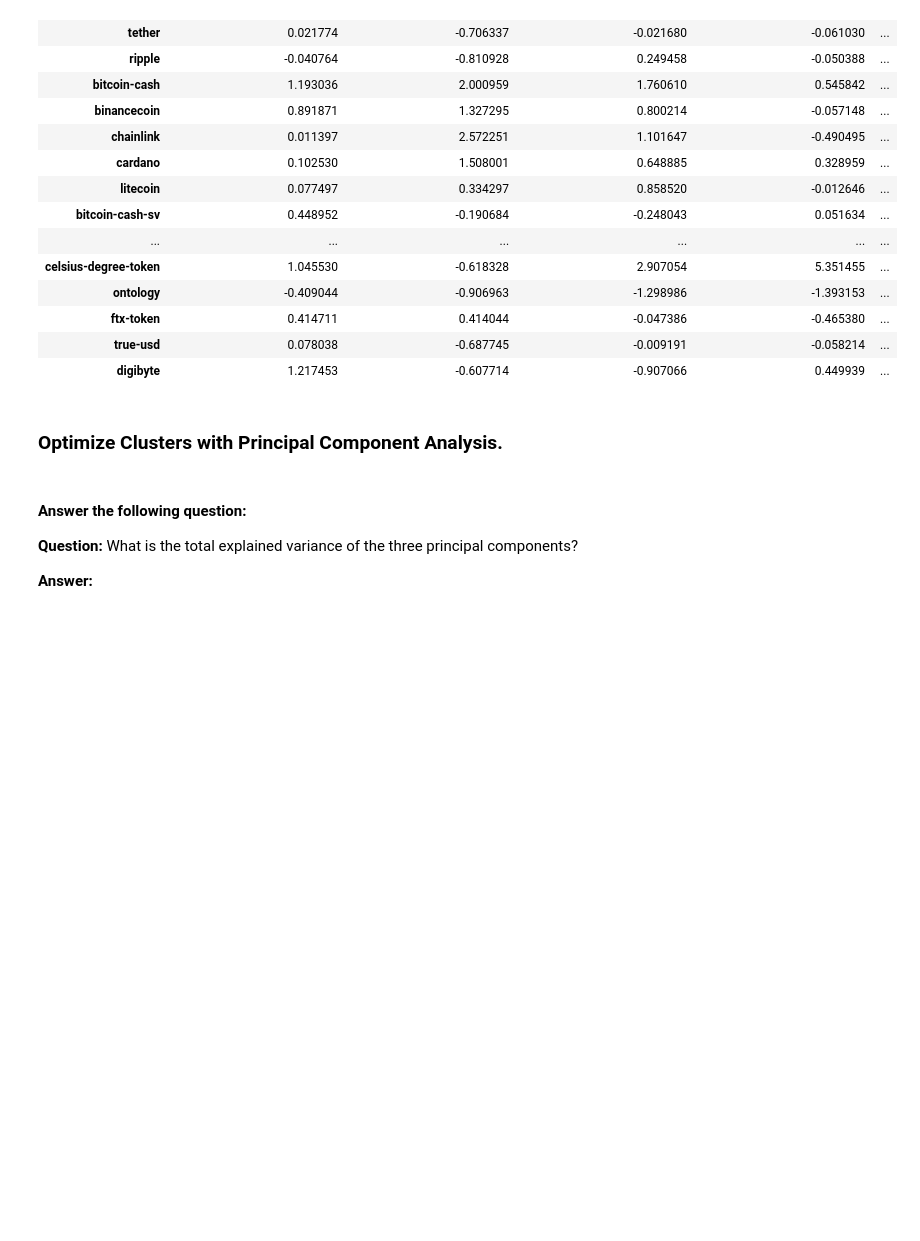
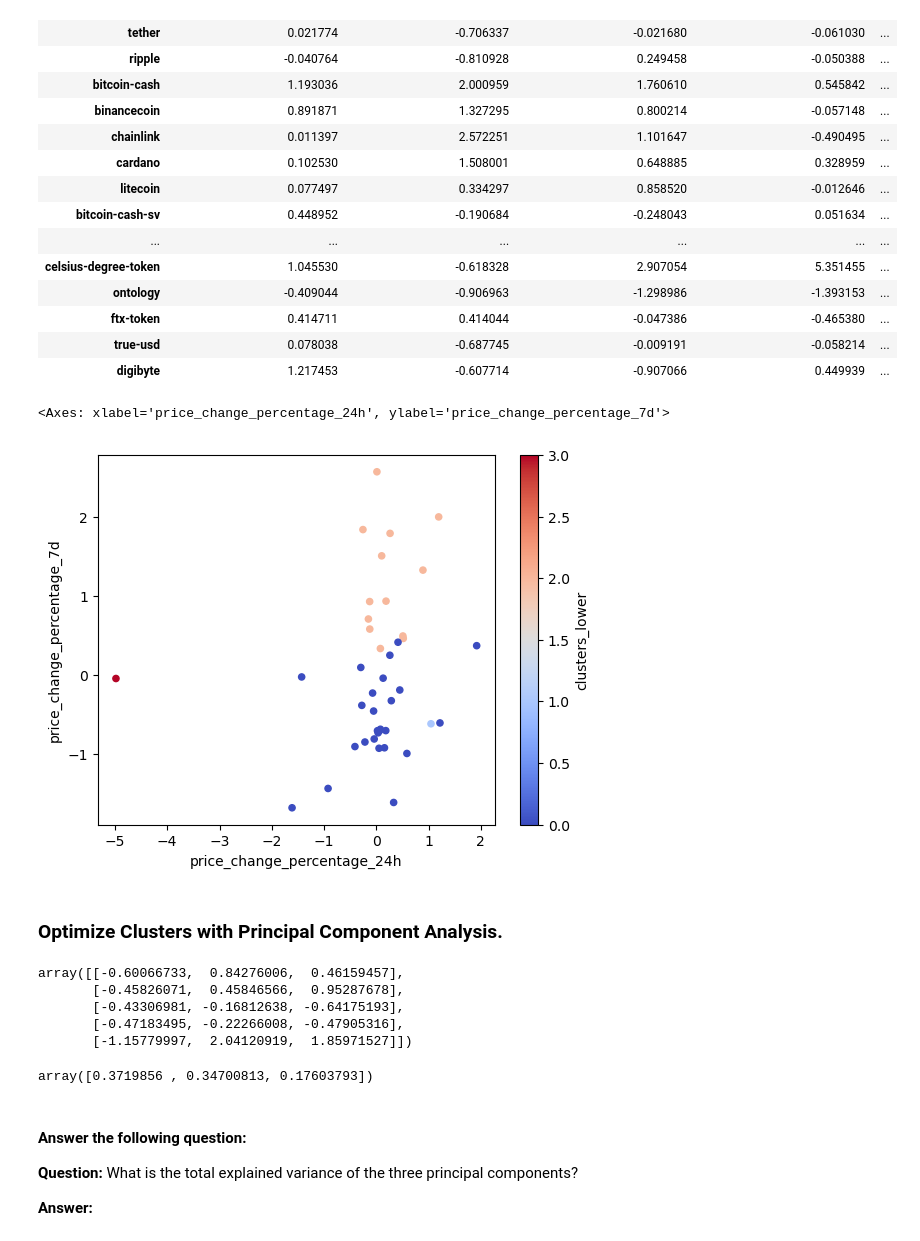
Before and after one commit to jrios46/CryptoClustering, a Jupyter notebook: Crypto_Clustering_starter_code.ipynb, the cells around one changed output. Cells and saved outputs as stored; diff of their text form; code cells hidden in the pictures; blank space fills up the shorter version.

```diff
--- a/Crypto_Clustering_starter_code.ipynb
+++ b/Crypto_Clustering_starter_code.ipynb
@@ -195,7 +195,18 @@ market_predictions
 # %%
 # Create a scatter plot using Pandas plot by setting
 # `x="price_change_percentage_24h"` and `y="price_change_percentage_7d"`.
 # Use "rainbow" for the color to better visualize the data.
+
+market_predictions.plot.scatter(
+     x="price_change_percentage_24h",
+    y="price_change_percentage_7d",
+    c= "clusters_lower",
+    colormap = "coolwarm"
+
+)
+# %% [output]
+<Axes: xlabel='price_change_percentage_24h', ylabel='price_change_percentage_7d'>
+[figure, added]
 # %% [markdown]
 ### Optimize Clusters with Principal Component Analysis.
 # %%
@@ -203,10 +215,20 @@ market_predictions
 # %%
 # Use the PCA model with `fit_transform` on the original scaled DataFrame to reduce to three principal components.
-
+pca_info = pca.fit_transform(market_scaled)
 
 # View the first five rows of the DataFrame.
+pca_info[:5]
+# %% [output]
+array([[-0.60066733,  0.84276006,  0.46159457],
+       [-0.45826071,  0.45846566,  0.95287678],
+       [-0.43306981, -0.16812638, -0.64175193],
+       [-0.47183495, -0.22266008, -0.47905316],
+       [-1.15779997,  2.04120919,  1.85971527]])
 # %%
 # Retrieve the explained variance to determine how much information  can be attributed to each principal component.
+pca.explained_variance_ratio_
+# %% [output]
+array([0.3719856 , 0.34700813, 0.17603793])
 # %% [markdown]
 #### Answer the following question:
 
```
Also changed, not shown: parts of 11 cells of this notebook.
